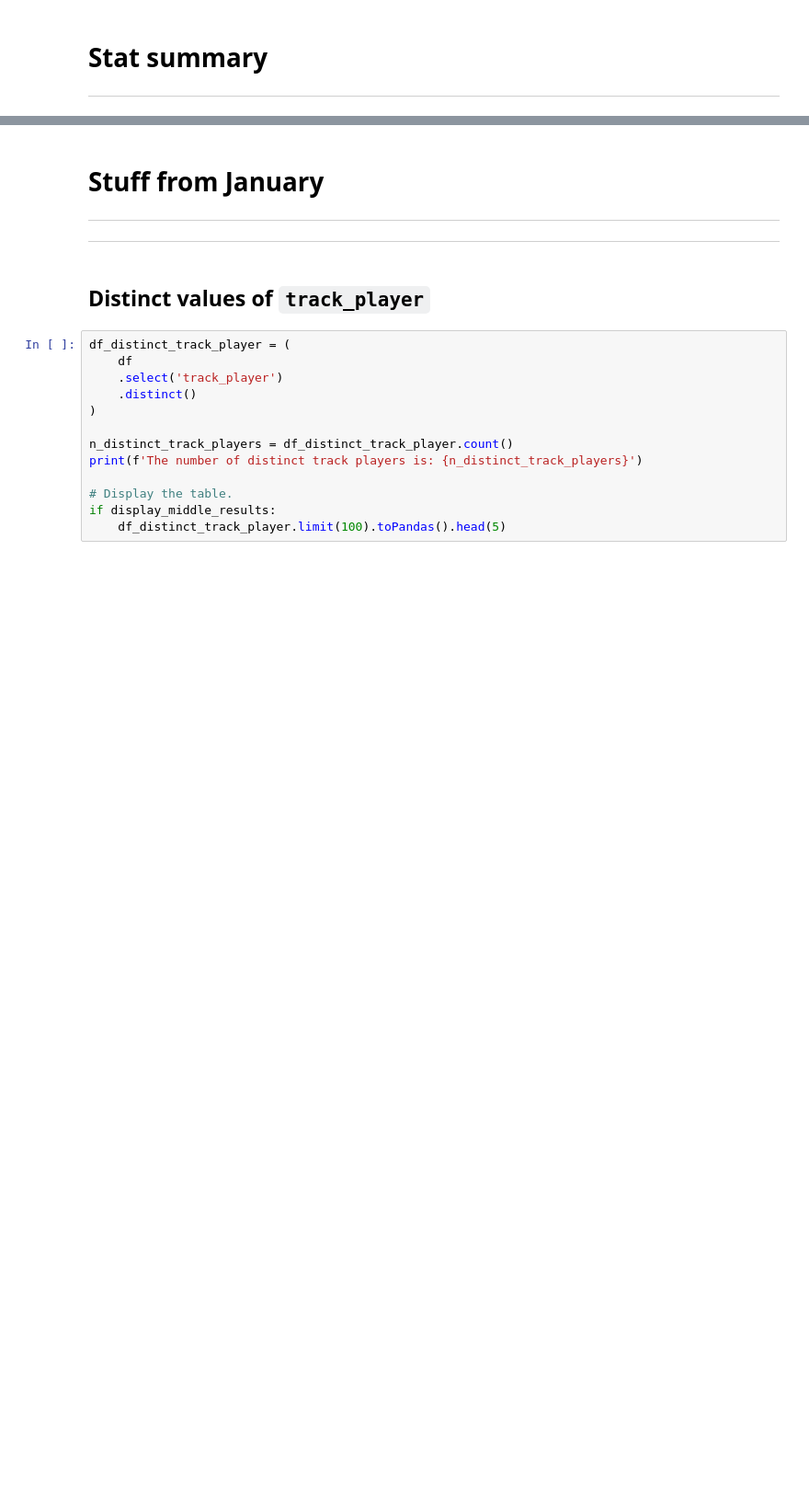
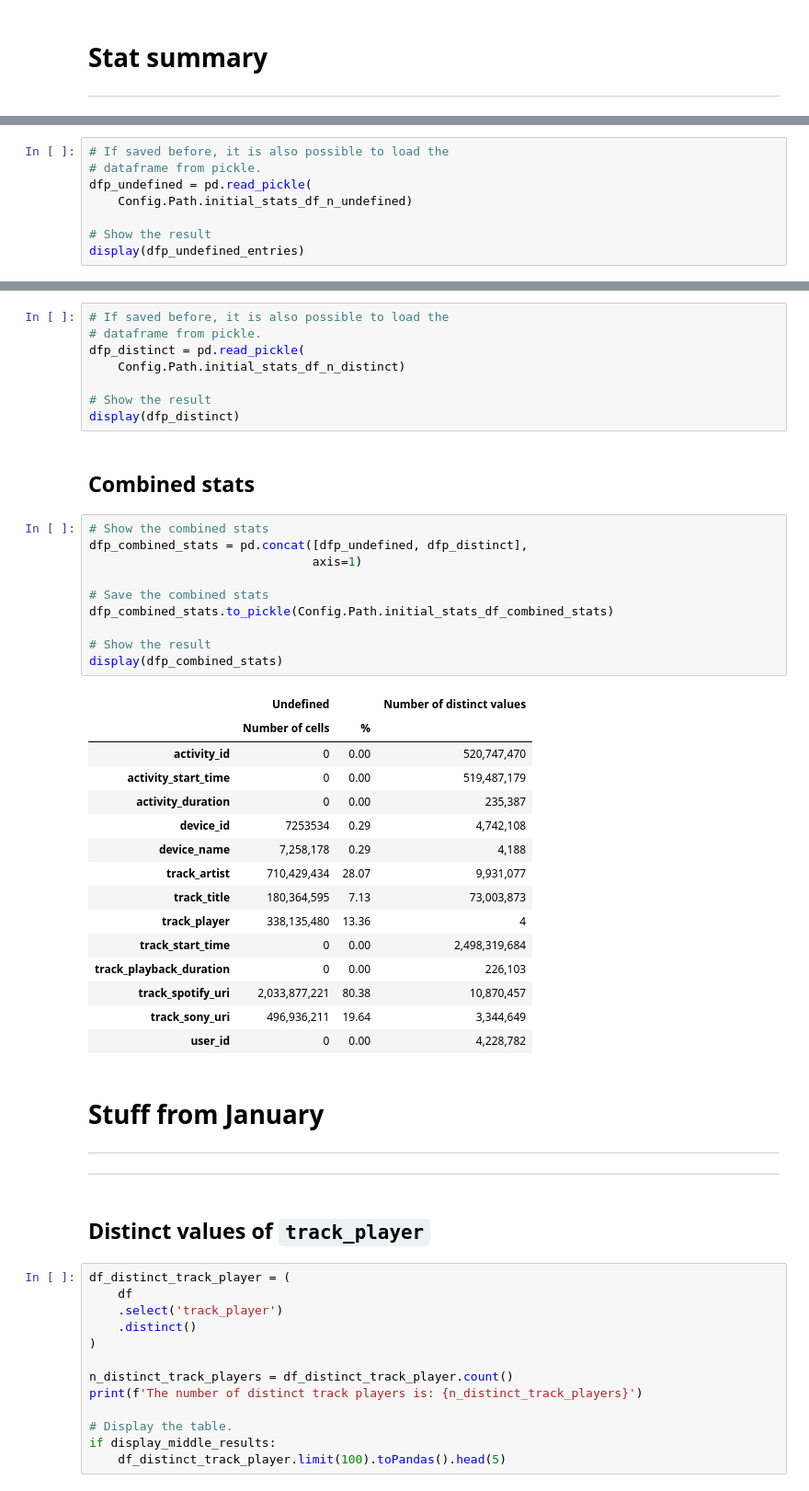
Before and after one commit to wojciechdk/Music_Spring_2021, a Jupyter notebook: initial_statistics.ipynb, the cells around one changed output, grey strips where cells are left out. Shown at 92% size. Cells and saved outputs as stored; diff of their text form; blank space fills up the shorter version.

Commit message:
Number of distinct values cells investigated

```diff
--- a/initial_statistics.ipynb
+++ b/initial_statistics.ipynb
@@ -262,0 +422,8 @@ display(stat_summary_df)
+# %%
+# If saved before, it is also possible to load the
+# dataframe from pickle.
+dfp_undefined = pd.read_pickle(
+    Config.Path.initial_stats_df_n_undefined)
+
+# Show the result
+display(dfp_undefined_entries)
@@ -263,3 +462,39 @@ display(stat_summary_df)
+# %%
+# If saved before, it is also possible to load the
+# dataframe from pickle.
+dfp_distinct = pd.read_pickle(
+    Config.Path.initial_stats_df_n_distinct)
+
+# Show the result
+display(dfp_distinct)
+# %% [markdown]
+## Combined stats
+# %%
+# Show the combined stats
+dfp_combined_stats = pd.concat([dfp_undefined, dfp_distinct],
+                               axis=1)
+
+# Save the combined stats
+dfp_combined_stats.to_pickle(Config.Path.initial_stats_df_combined_stats)
+
+# Show the result
+display(dfp_combined_stats)
+# %% [output]
+|  | Undefined |  | Number of distinct values |
+|  | Number of cells | % |  |
+| activity_id | 0 | 0.00 | 520,747,470 |
+| activity_start_time | 0 | 0.00 | 519,487,179 |
+| activity_duration | 0 | 0.00 | 235,387 |
+| device_id | 7253534 | 0.29 | 4,742,108 |
+| device_name | 7,258,178 | 0.29 | 4,188 |
+| track_artist | 710,429,434 | 28.07 | 9,931,077 |
+| track_title | 180,364,595 | 7.13 | 73,003,873 |
+| track_player | 338,135,480 | 13.36 | 4 |
+| track_start_time | 0 | 0.00 | 2,498,319,684 |
+| track_playback_duration | 0 | 0.00 | 226,103 |
+| track_spotify_uri | 2,033,877,221 | 80.38 | 10,870,457 |
+| track_sony_uri | 496,936,211 | 19.64 | 3,344,649 |
+| user_id | 0 | 0.00 | 4,228,782 |
 # %% [markdown]
 # Stuff from January
 <hr style="border:2px solid black"></hr>
```
Also changed, not shown: parts of 63 cells of this notebook, 5 other files.
